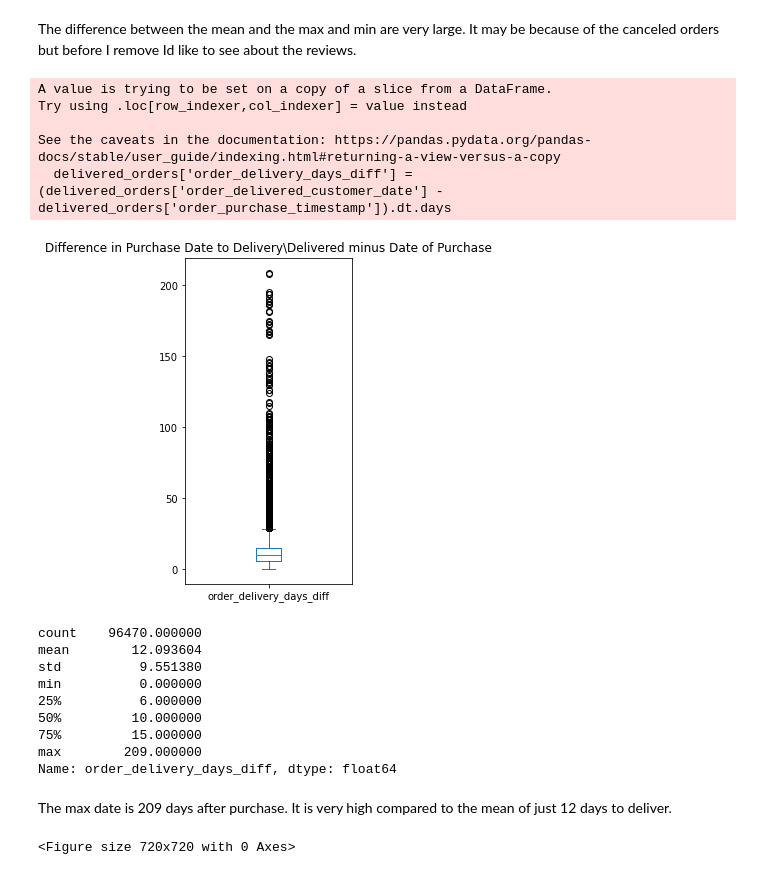
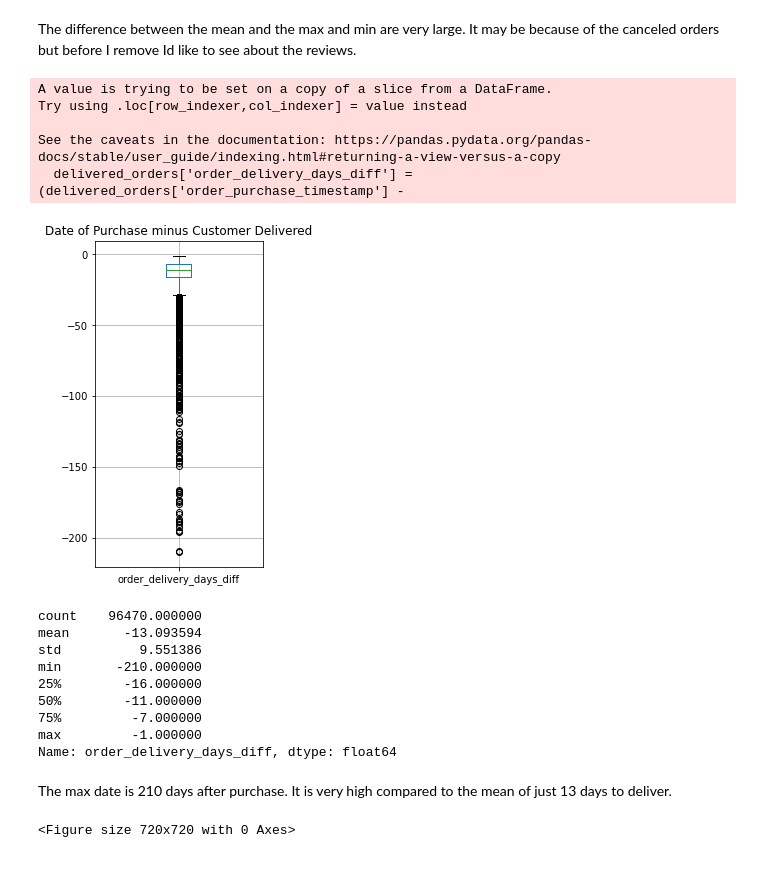
Before and after one commit to cableredi/BellevueUniv_MDS, a Jupyter notebook: DSC630/Course Project/Course_Project_CableKimberly.ipynb, the cells around one changed output. Cells and saved outputs as stored; diff of their text form; code cells hidden in the pictures.

```diff
--- a/DSC630/Course Project/Course_Project_CableKimberly.ipynb
+++ b/DSC630/Course Project/Course_Project_CableKimberly.ipynb
@@ -159,7 +170,9 @@ delivered_orders.head()
 | 4 | ad21c59c0840e6cb83a9ceb5573f8159 | 8ab97904e6daea8866dbdbc4fb7aad2c | delivered | 2018-02-13 21:18:39 | 2018-02-13 22:20:29 | 2018-02-14 19:46:34 | ... |
 # %%
 # Create new feature for Estimated Delivery date - Delivered Customer Date to get difference in days
-delivered_orders['delivery_days_diff'] = (delivered_orders['order_estimated_delivery_date'] - delivered_orders['order_delivered_customer_date']).dt.days
+delivered_orders['delivery_days_diff'] = (delivered_orders['order_estimated_delivery_date'] -
+                                          delivered_orders['order_delivered_customer_date']).dt.days
+delivered_orders.head()
 # %% [output]
 A value is trying to be set on a copy of a slice from a DataFrame.
 Try using .loc[row_indexer,col_indexer] = value instead
@@ -189,34 +211,38 @@ Name: delivery_days_diff, dtype: float64
 The difference between the mean and the max and min are very large. It may be because of the canceled orders but before I remove Id like to see about the reviews.
 # %%
 # Create new feature for Order Purchase Date - Delivered Customer Date to get difference in days
-delivered_orders['order_delivery_days_diff'] = (delivered_orders['order_delivered_customer_date'] - delivered_orders['order_purchase_timestamp']).dt.days
+delivered_orders['order_delivery_days_diff'] = (delivered_orders['order_purchase_timestamp'] -
+                                                delivered_orders['order_delivered_customer_date']).dt.days
 # %% [output]
 A value is trying to be set on a copy of a slice from a DataFrame.
 Try using .loc[row_indexer,col_indexer] = value instead
 
 See the caveats in the documentation: https://pandas.pydata.org/pandas-docs/stable/user_guide/indexing.html#returning-a-view-versus-a-copy
-  delivered_orders['order_delivery_days_diff'] = (delivered_orders['order_delivered_customer_date'] - delivered_orders['order_purchase_timestamp']).dt.days
+  delivered_orders['order_delivery_days_diff'] = (delivered_orders['order_purchase_timestamp'] -
 # %%
 fig = plt.figure(figsize =(3, 6))
 
-delivered_orders['order_delivery_days_diff'].plot(kind='box', title='Difference in Purchase Date to Delivery\Delivered minus Date of Purchase')
+delivered_orders.boxplot(column = 'order_delivery_days_diff')
+
+plt.title('Date of Purchase minus Customer Delivered')
+
 plt.show()
 # %% [output]
-[figure, old version]
+[figure, new version]
 # %%
 delivered_orders['order_delivery_days_diff'].describe()
 # %% [output]
 count    96470.000000
-mean        12.093604
-std          9.551380
-min          0.000000
-25%          6.000000
-50%         10.000000
-75%         15.000000
-max        209.000000
+mean       -13.093594
+std          9.551386
+min       -210.000000
+25%        -16.000000
+50%        -11.000000
+75%         -7.000000
+max         -1.000000
 Name: order_delivery_days_diff, dtype: float64
 # %% [markdown]
-The max date is 209 days after purchase.  It is very high compared to the mean of just 12 days to deliver.
+The max date is 210 days after purchase. It is very high compared to the mean of just 13 days to deliver.
 # %%
 # Purchase dates over time
 fig = plt.figure(figsize =(10, 10))
```
Also changed, not shown: parts of 62 cells of this notebook, 5 other files.
